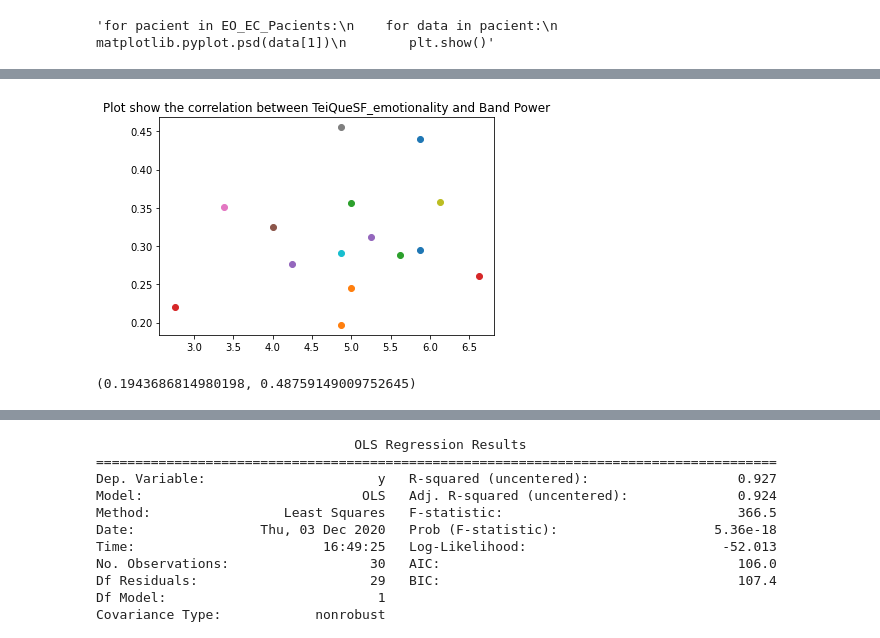
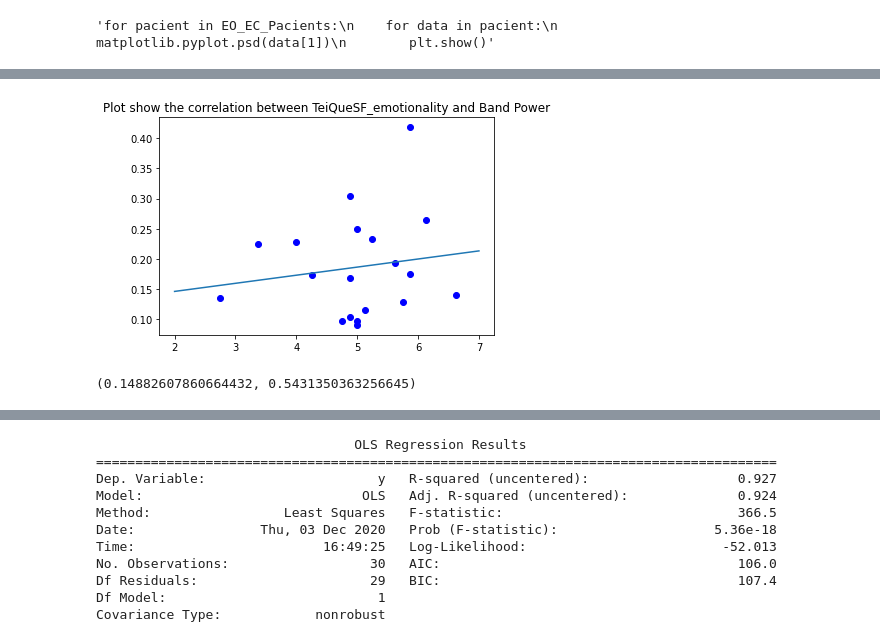
Before and after one commit to LaiaNO/EEG, a Jupyter notebook: 23_11_2020_FULL.ipynb, the cells around one changed output, grey strips where cells are left out. Drawn from its saved outputs; the diff is of its cells as text; code cells hidden in the pictures.

```diff
--- a/23_11_2020_FULL.ipynb
+++ b/23_11_2020_FULL.ipynb
@@ -213,22 +203,23 @@ for pacient in EO_EC_Pacients:
 #Channel = EO_EC_Pacients[0][1][Num] max=12
 pacient_beta = []
 pacient_beta_EC = []
+x=5
 
 for pacient in EO_EC_Pacients:
     EO_Epochs = epoch_return(pacient[0])
     chanels_betta = []
     for chane in EO_Epochs:
         for epoch in chane:
-            f_beta = bandpower(epoch, 250, [13, 32],relative=True)
+            f_beta = bandpower(epoch, 250,[30, 250], window_sec=x, relative=True)
             chanels_betta.append(f_beta)
             #gamma
-            f_gama = bandpower(epoch, 250, [32, 100],relative=True)
+            f_gama = bandpower(epoch, 250, [32, 100], window_sec=x, relative=True)
             #alpha
-            f_alpha = bandpower(epoch, 250, [9, 13],relative=True)
+            f_alpha = bandpower(epoch, 250, [9, 13], window_sec=x, relative=True)
             #theta
-            f_theta = bandpower(epoch, 250, [4, 8],relative=True)
+            f_theta = bandpower(epoch, 250, [4, 8], window_sec=x, relative=True)
             #delta
-            f_delta = bandpower(epoch, 250, [0.1, 4],relative=True)
+            f_delta = bandpower(epoch, 250, [0.1, 4], window_sec=x, relative=True)
     mean_beta = statistics.median(chanels_betta)
     pacient_beta.append(mean_beta)
 # %%
@@ -237,16 +228,16 @@ for pacient in EO_EC_Pacients:
     EC_Epochs = epoch_return(pacient[1])
     for chane in EC_Epochs:
         for epoch in chane:
-            f_beta = bandpower(epoch, 250, [13, 32],relative=True)
+            f_beta = bandpower(epoch, 250, [13, 32], window_sec=x, relative=True)
             chanels_betta_EC.append(f_beta)
             #gamma
-            f_gama = bandpower(epoch, 250, [32, 100],relative=True)
+            f_gama = bandpower(epoch, 250, [32, 100], window_sec=x, relative=True)
             #alpha
-            f_alpha = bandpower(epoch, 250, [9, 13],relative=True)
+            f_alpha = bandpower(epoch, 250, [9, 13], window_sec=x, relative=True)
             #theta
-            f_theta = bandpower(epoch, 250, [4, 8],relative=True)
+            f_theta = bandpower(epoch, 250, [4, 8], window_sec=x, relative=True)
             #delta
-            f_delta = bandpower(epoch, 250, [0.1, 4],relative=True)
+            f_delta = bandpower(epoch, 250, [0.1, 4], window_sec=x, relative=True)
     mean_beta_EC = statistics.median(chanels_betta_EC)
     pacient_beta_EC.append(mean_beta_EC)
 # %%
@@ -271,21 +312,27 @@ TeiQueSF_emotionality = data['TeiQueSF_emotionality']
 # %%
 from operator import itemgetter
 all_info = []
-x_corr = []
-y_corr = []
-for i in range(0, len(sorted_list_EO)):
-    hename = sorted_list_EO[i]
+x_corr_EC = []
+y_corr_EC = []
+for i in range(0, len(sorted_list_EC)):
+    hename = sorted_list_EC[i]
     hename = str(hename[:-7])
     if hename in names:
         indices = [i for i, s in enumerate(names) if hename in s]
         x = (float(TeiQueSF_emotionality[int(indices[0])]))
-        x_corr.append(x)
-        y = (float(pacient_beta[i]))
-        y_corr.append(y)
-        plt.scatter(x,y)
+        x_corr_EC.append(x)
+        y = (float(pacient_beta_EC[i]))
+        y_corr_EC.append(y)
+        plt.scatter(x,y, c='b')
+
+z = np.poly1d(np.polyfit(x_corr_EC, y_corr_EC, 1))
+y_len = np.array(len(y_corr_EC))
+xp = np.linspace(2, 7, y_len)
+y = z(xp)
+plt.plot(xp, y)
 plt.title('Plot show the correlation between TeiQueSF_emotionality and Band Power')
 plt.show()
-print(stats.pearsonr(x_corr, y_corr))
+print(stats.pearsonr(y_corr_EC, x_corr_EC))
 # %% [output]
-[figure, old version]
+[figure, new version]
-(0.1943686814980198, 0.48759149009752645)
+(0.14882607860664432, 0.5431350363256645)
```
Also changed, not shown: parts of 7 cells of this notebook.
